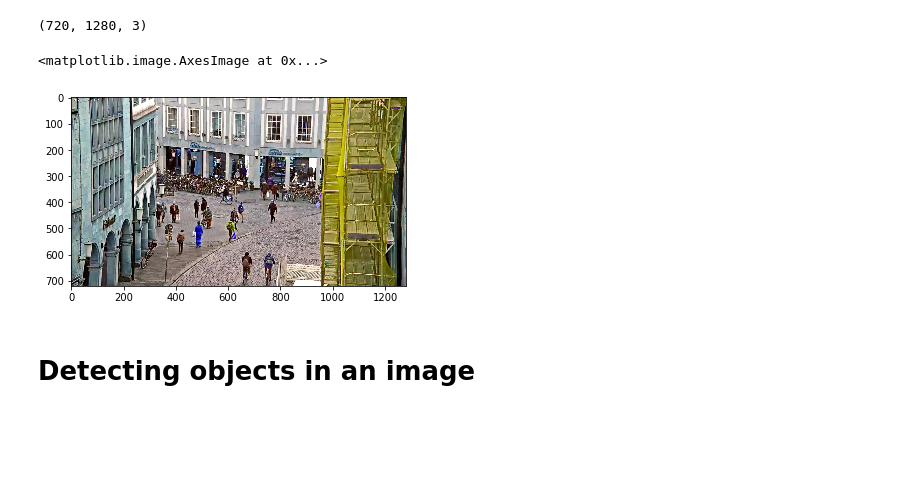
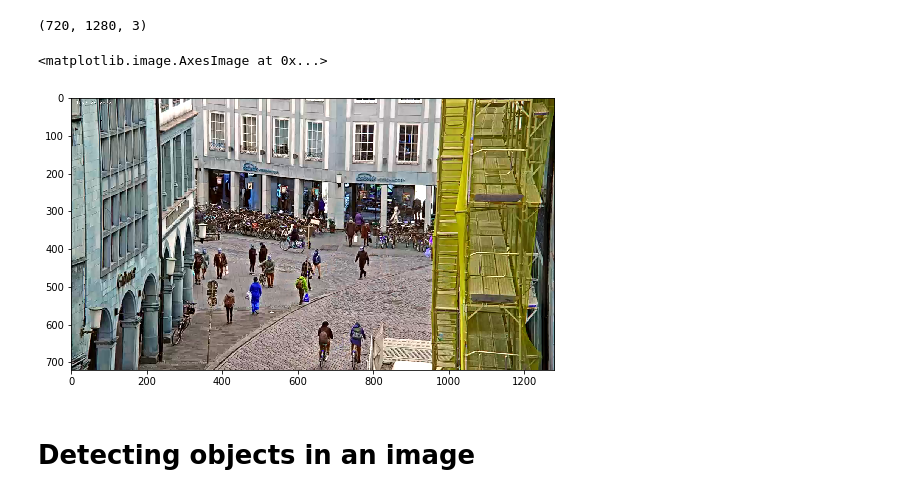
Before and after one commit to codeformuenster/traffic-cam, a Jupyter notebook: yolo_demo.ipynb, the cells around one changed output. Drawn from its saved outputs; the diff is of its cells as text; code cells hidden in the pictures; blank space fills up the shorter version.

```diff
--- a/yolo_demo.ipynb
+++ b/yolo_demo.ipynb
@@ -71,10 +71,11 @@ img.shape
 # %%
 from matplotlib import pyplot as plt
 
+plt.rcParams['figure.figsize'] = [10, 5]
 plt.imshow(img)
 # %% [output]
 <matplotlib.image.AxesImage at 0x...>
-[figure, old version]
+[figure, new version]
 # %% [markdown]
 # Detecting objects in an image
 # %%
```
Also changed, not shown: parts of 2 cells of this notebook.
